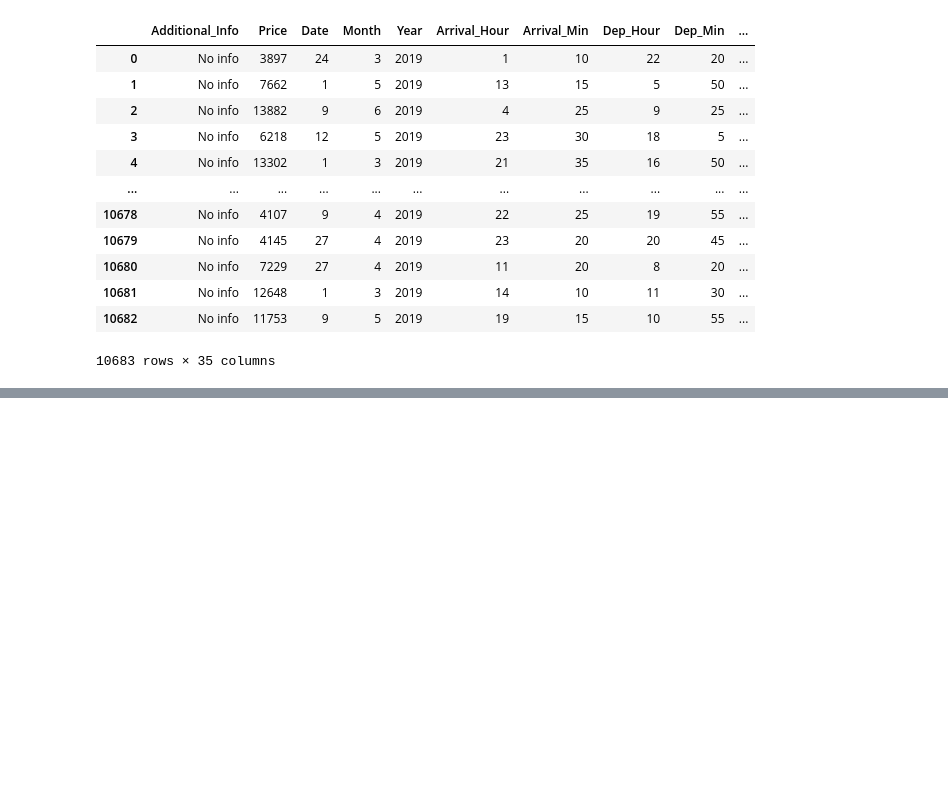
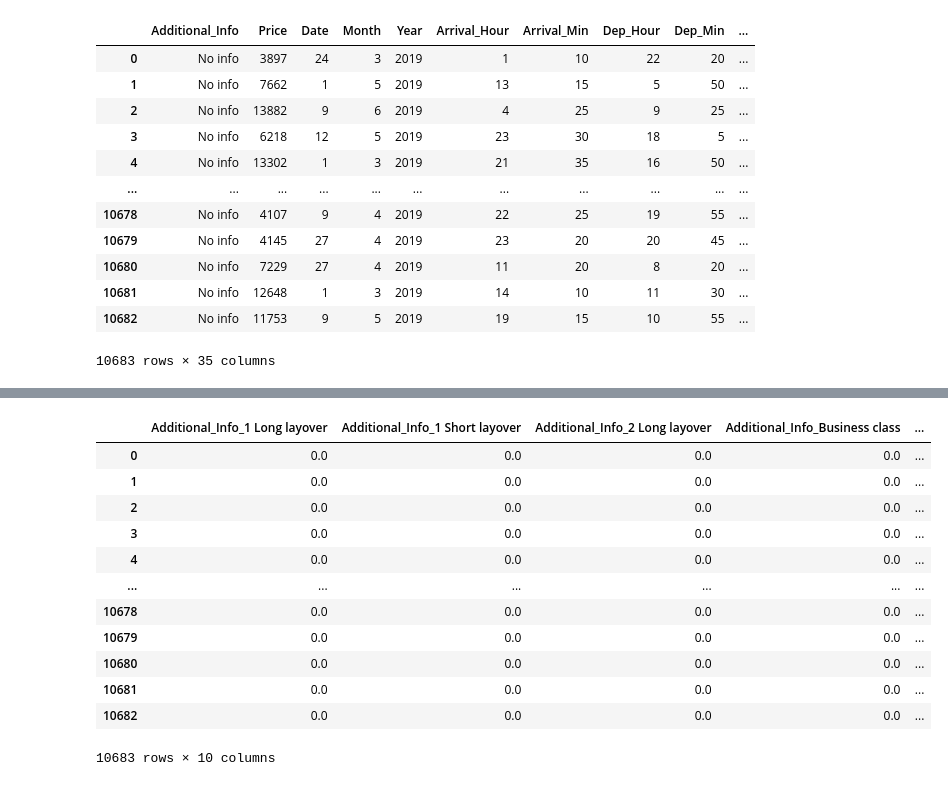
Before and after one commit to adityakashyap5047/ml_dl.py, a Jupyter notebook: ml-dl/2-EDA/2.2-Flight Price EDA.ipynb, the cells around one changed output, grey strips where cells are left out. Drawn from its saved outputs; the diff is of its cells as text; code cells hidden in the pictures; blank space fills up the shorter version.

Commit message:
EDA With Additional Information

```diff
--- a/ml-dl/2-EDA/2.2-Flight Price EDA.ipynb
+++ b/ml-dl/2-EDA/2.2-Flight Price EDA.ipynb
@@ -720,0 +730,4 @@ df
+# %%
+encoder = OneHotEncoder()
+# %%
+encoder.fit_transform(df[['Additional_Info']]).toarray()
@@ -720,0 +742,18 @@ df
+# %%
+encoded_df = pd.DataFrame(encoder.fit_transform(df[['Additional_Info']]).toarray(), columns=encoder.get_feature_names_out())
+# %%
+encoded_df
+# %% [output]
+|  | Additional_Info_1 Long layover | Additional_Info_1 Short layover | Additional_Info_2 Long layover | Additional_Info_Business class | ... |
+| 0 | 0.0 | 0.0 | 0.0 | 0.0 | ... |
+| 1 | 0.0 | 0.0 | 0.0 | 0.0 | ... |
+| 2 | 0.0 | 0.0 | 0.0 | 0.0 | ... |
+| 3 | 0.0 | 0.0 | 0.0 | 0.0 | ... |
+| 4 | 0.0 | 0.0 | 0.0 | 0.0 | ... |
+| ... | ... | ... | ... | ... | ... |
+| 10678 | 0.0 | 0.0 | 0.0 | 0.0 | ... |
+| 10679 | 0.0 | 0.0 | 0.0 | 0.0 | ... |
+| 10680 | 0.0 | 0.0 | 0.0 | 0.0 | ... |
+| 10681 | 0.0 | 0.0 | 0.0 | 0.0 | ... |
+| 10682 | 0.0 | 0.0 | 0.0 | 0.0 | ... |
+10683 rows × 10 columns
```
Also changed, not shown: parts of 7 cells of this notebook.
